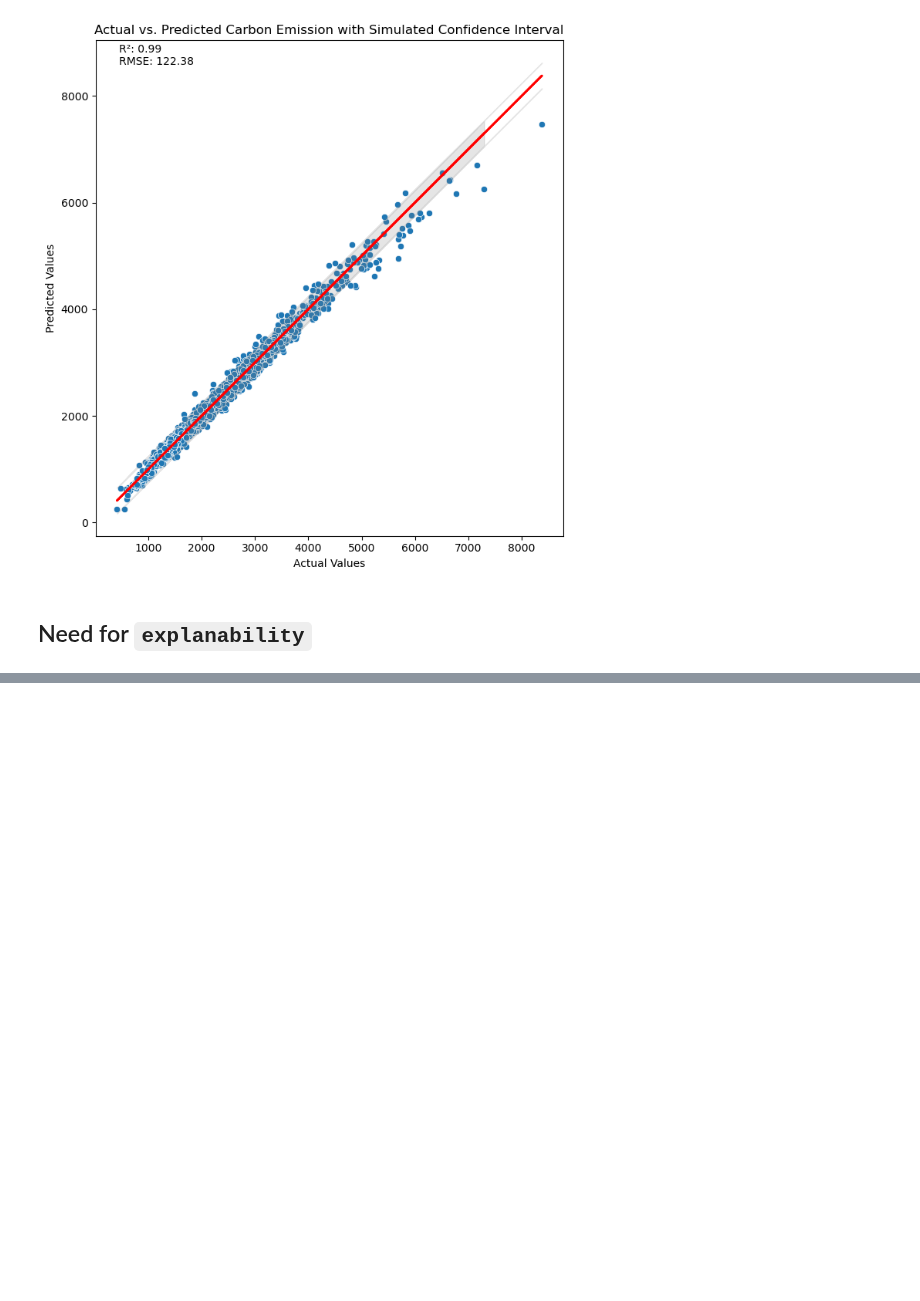
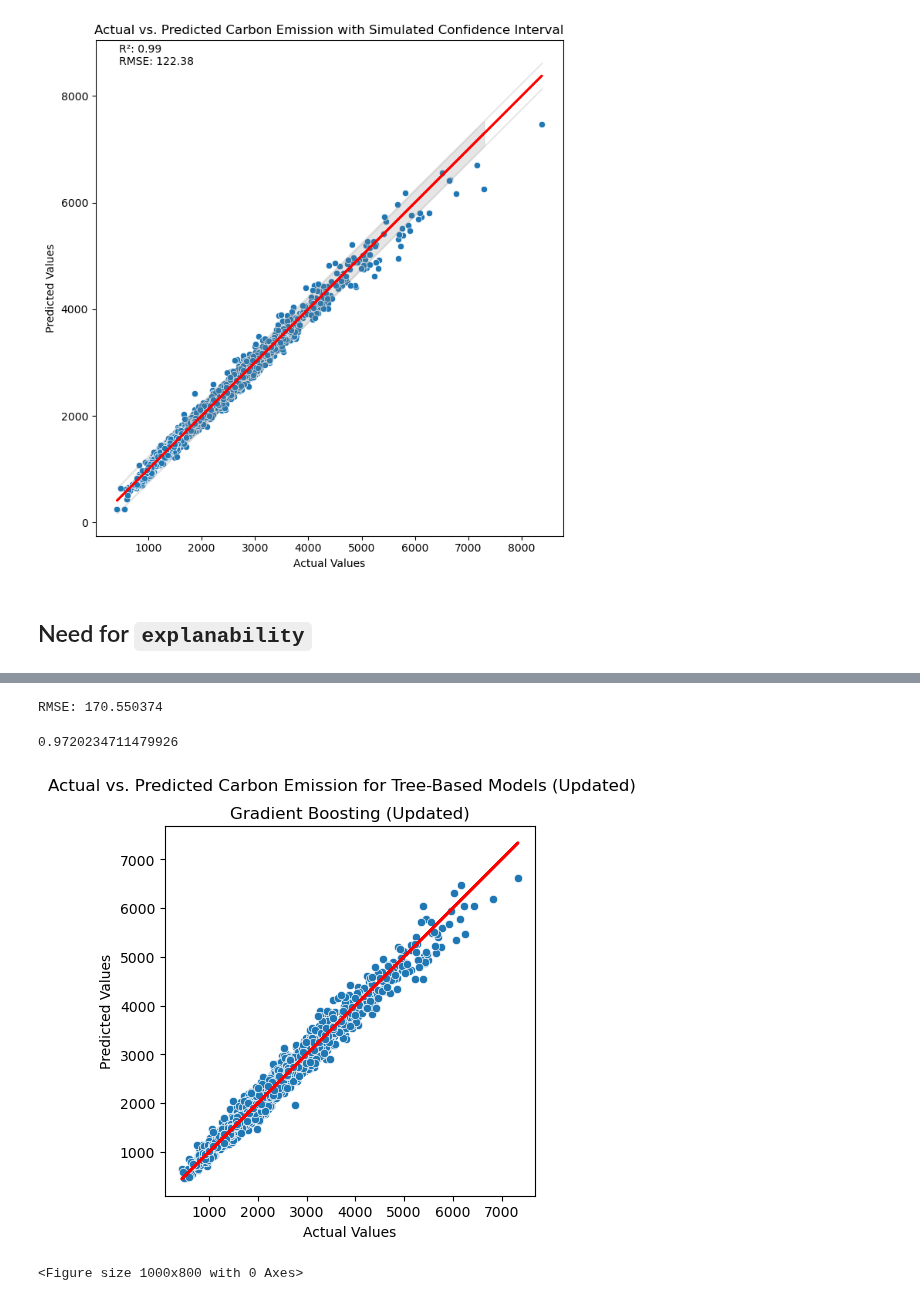
Before and after one commit to kayvinsoo7/HAALSI_work, a Jupyter notebook: mdscan-master/carbon/carbon_emissions.ipynb, the cells around one changed output, grey strips where cells are left out. Drawn from its saved outputs; the diff is of its cells as text; code cells hidden in the pictures; blank space fills up the shorter version.

Commit message:
xgboost

```diff
--- a/mdscan-master/carbon/carbon_emissions.ipynb
+++ b/mdscan-master/carbon/carbon_emissions.ipynb
@@ -369,0 +496,4 @@ plt.show()
+# %%
+# Define the features (X) and target (y)
+X = df.drop(['CarbonEmission', 'Recycling', 'Cooking_With'], axis=1)  # Exclude target and complex list columns for simplicity
+y = df['CarbonEmission']
@@ -369,0 +502,42 @@ plt.show()
+# %%
+
+# Split the data into training and testing sets
+X_train, X_test, y_train, y_test = train_test_split(X, y, test_size=0.2, random_state=42)
+
+# Initialize the XGBoost regressor
+xg_reg = xgb.XGBRegressor(objective ='reg:squarederror')
+
+# Fit the regressor to the training set
+xg_reg.fit(X_train, y_train)
+
+# Predict on the test set
+y_pred = xg_reg.predict(X_test)
+
+# Evaluate the predictions
+rmse = np.sqrt(mean_squared_error(y_test, y_pred))
+print("RMSE: %f" % (rmse))
+# %% [output]
+RMSE: 170.550374
+# %%
+r2_score(y_test, y_pred)
+# %% [output]
+0.9720234711479926
+# %%
+fig = plt.figure()
+plt.figure(figsize=(10,8))
+ax = fig.add_subplot(111)
+
+sns.scatterplot(x=y_test, y=y_pred, ax=ax)
+ax.plot(y_test, y_test, color="red", linewidth=2) # Perfect prediction line
+ax.set_title(name + " (Updated)")
+ax.set_xlabel('Actual Values')
+ax.set_ylabel('Predicted Values')
+ax.set_aspect('equal', 'box')
+
+fig.suptitle('Actual vs. Predicted Carbon Emission for Tree-Based Models (Updated)')
+plt.tight_layout(rect=[0, 0.03, 1, 0.95])
+
+plt.show()
+# %% [output]
+[figure, added]
+<Figure size 1000x800 with 0 Axes>
```
Also changed, not shown: parts of 45 cells of this notebook, 3 other files.
